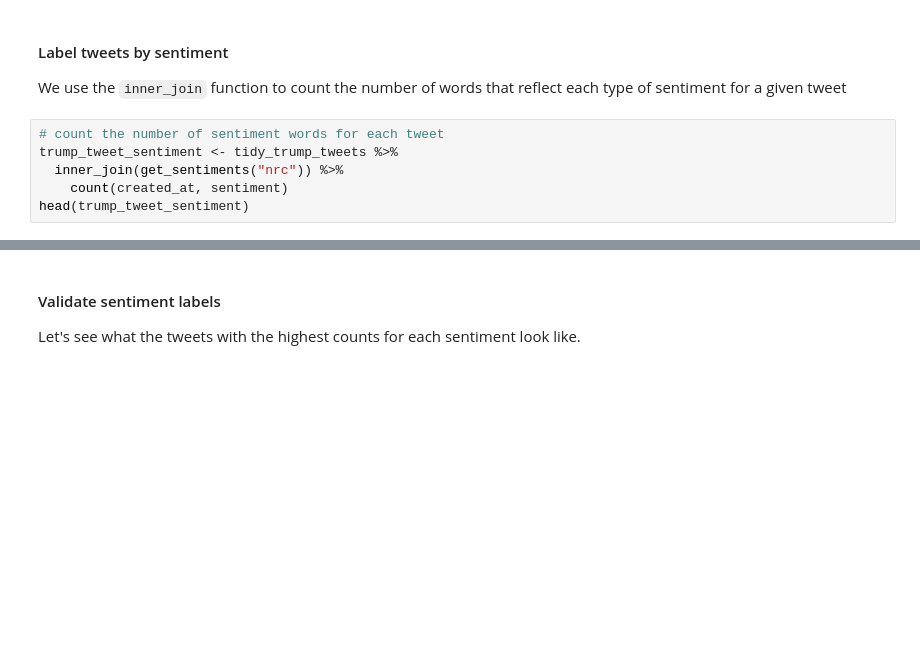
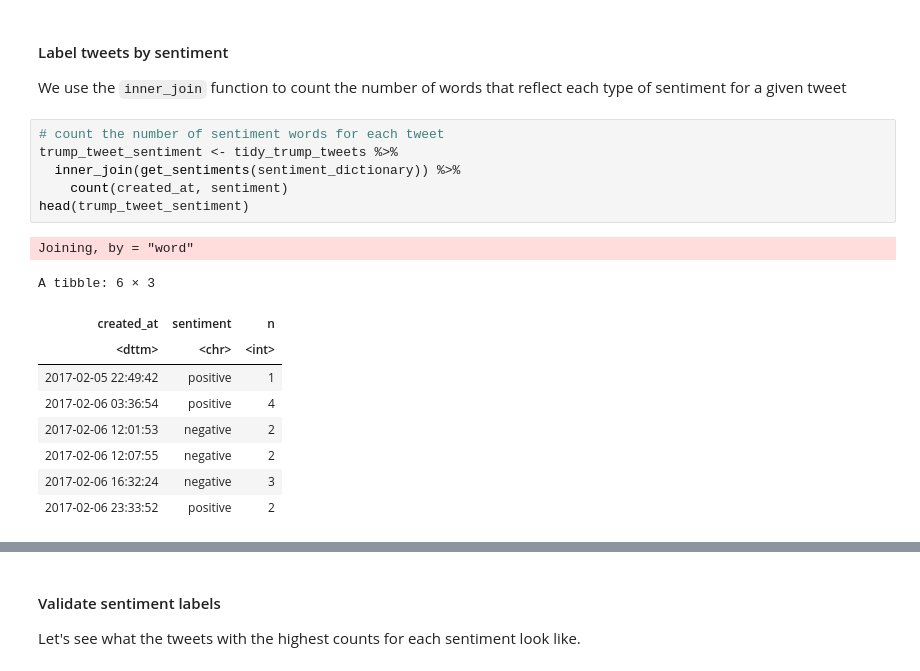
Before and after one commit to MindyChang/text-analysis-workshop, a Jupyter notebook: index.ipynb, the cells around one changed output, grey strips where cells are left out. Cells and saved outputs as stored; diff of their text form; blank space fills up the shorter version.

```diff
--- a/index.ipynb
+++ b/index.ipynb
@@ -366,9 +456,20 @@ We use the `inner_join` function to count the number of words that reflect each
 # %%
 # count the number of sentiment words for each tweet
 trump_tweet_sentiment <- tidy_trump_tweets %>%
-  inner_join(get_sentiments("nrc")) %>%
+  inner_join(get_sentiments(sentiment_dictionary)) %>%
     count(created_at, sentiment)
 head(trump_tweet_sentiment)
+# %% [output]
+Joining, by = "word"
+A tibble: 6 × 3
+| created_at | sentiment | n |
+| <dttm> | <chr> | <int> |
+| 2017-02-05 22:49:42 | positive | 1 |
+| 2017-02-06 03:36:54 | positive | 4 |
+| 2017-02-06 12:01:53 | negative | 2 |
+| 2017-02-06 12:07:55 | negative | 2 |
+| 2017-02-06 16:32:24 | negative | 3 |
+| 2017-02-06 23:33:52 | positive | 2 |
 # %%
 # group sentiment counts by tweet
 trump_sentiment_spread <-trump_tweet_sentiment %>%
```
Also changed, not shown: parts of 13 cells of this notebook.
